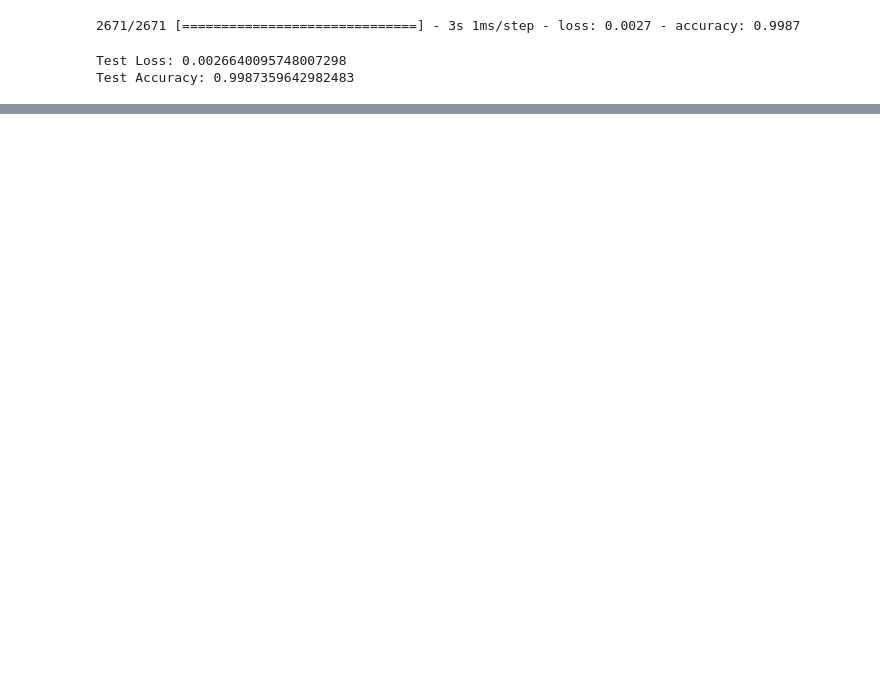
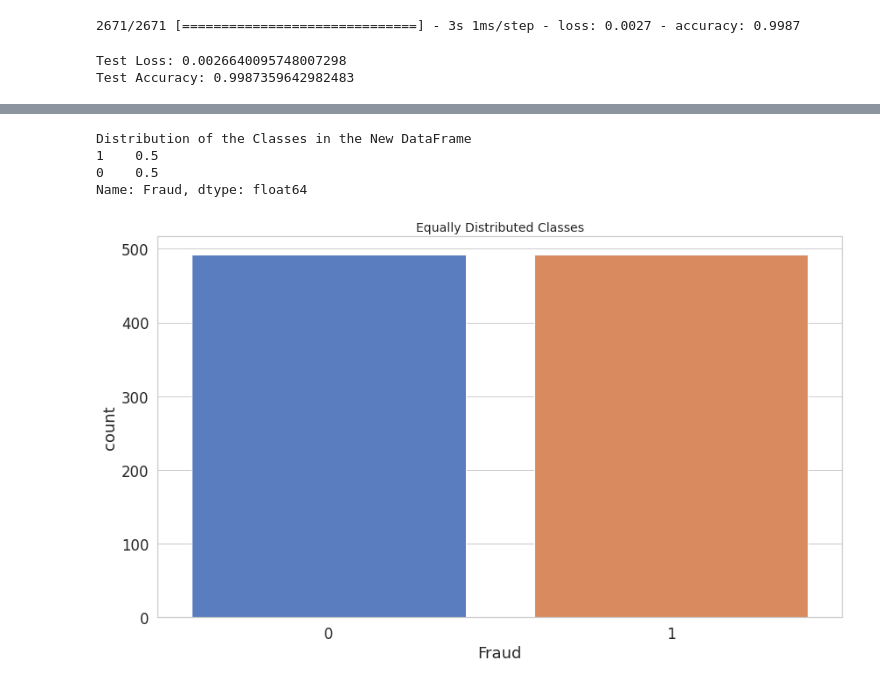
Before and after one commit to SyedHuzaifa007/Credit-Card-Fraud-Detection-Deep-Learning-Model, a Jupyter notebook: Credit_Card_Fraud_Detection_assignment.ipynb, the cells around one changed output, grey strips where cells are left out. Cells and saved outputs as stored; diff of their text form; code cells hidden in the pictures; blank space fills up the shorter version.

```diff
--- a/Credit_Card_Fraud_Detection_assignment.ipynb
+++ b/Credit_Card_Fraud_Detection_assignment.ipynb
@@ -442,0 +449,16 @@ Test Accuracy: 0.9987359642982483
+# %%
+# Normal Distribution of the Classes
+
+# Shuffling Data
+df = df.sample(frac=1)
+
+# Amount of Fraud Classes
+fraud_df = df.loc[df['Fraud'] == 1]
+non_fraud_df = df.loc[df['Fraud'] == 0] [:492]
+
+normal_distributed_df = pd.concat([fraud_df, non_fraud_df])
+
+# Shuffling DataFrame Rows
+new_df = normal_distributed_df.sample(frac=1, random_state=42)
+
+new_df.head()
@@ -442,0 +472,13 @@ Test Accuracy: 0.9987359642982483
+# %%
+# Visualizing The Dataframe
+print('Distribution of the Classes in the New DataFrame')
+print(new_df['Fraud'].value_counts()/len(new_df))
+sns.countplot('Fraud', data=new_df)
+plt.title('Equally Distributed Classes', fontsize=14)
+plt.show()
+# %% [output]
+Distribution of the Classes in the New DataFrame
+1    0.5
+0    0.5
+Name: Fraud, dtype: float64
+[figure, added]
```
Also changed, not shown: parts of 14 cells of this notebook.
